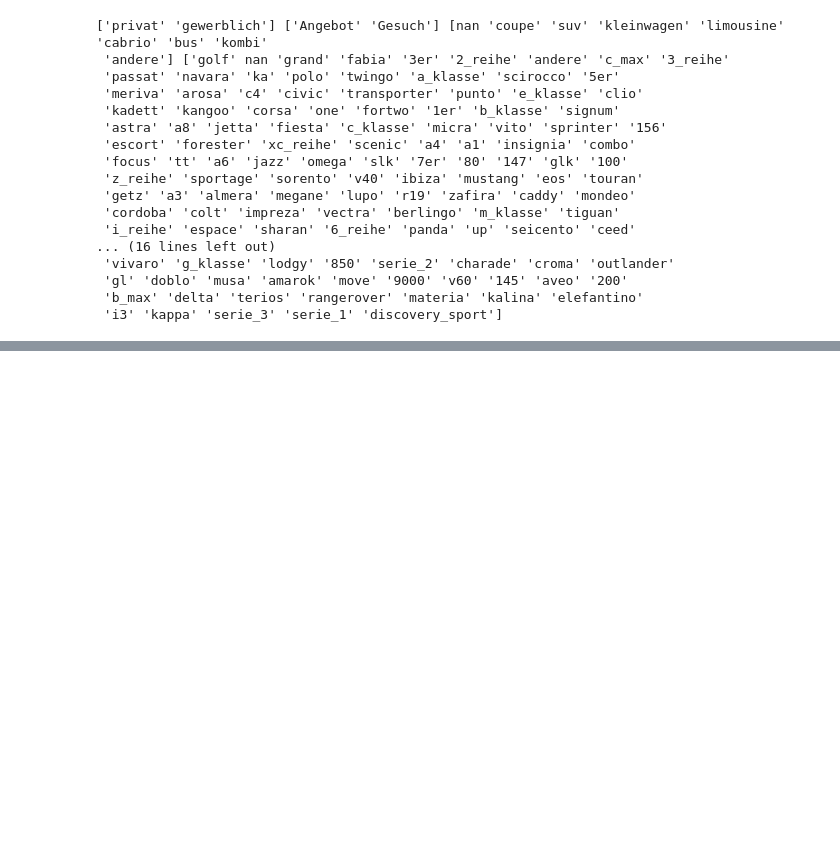
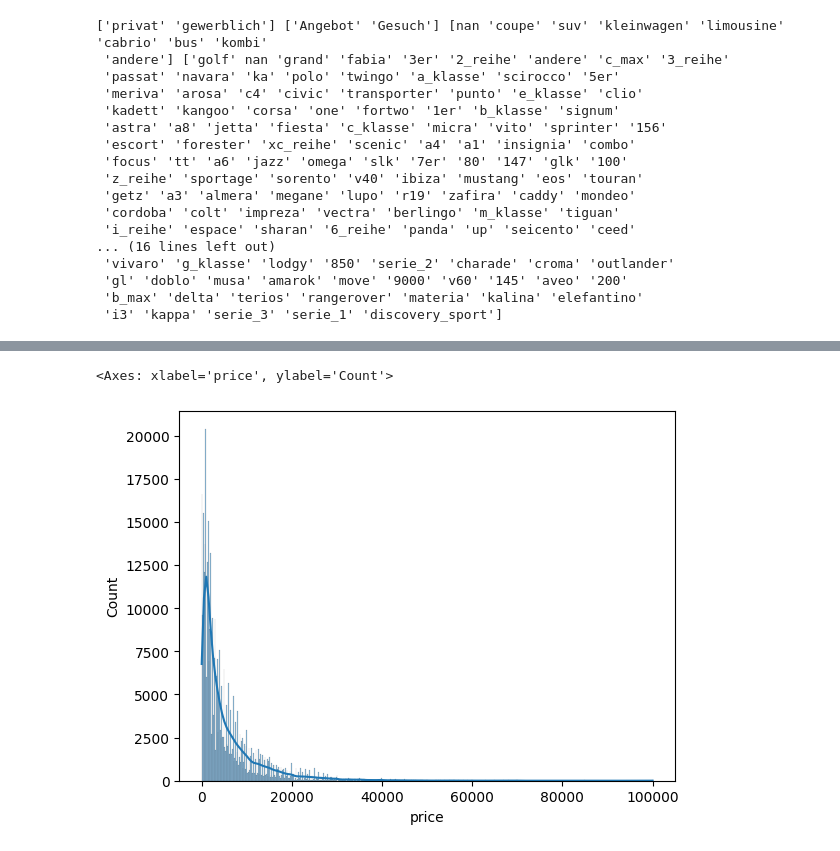
Before and after one commit to BaptisteLeroux/Deloitte, a Jupyter notebook: main.ipynb, the cells around one changed output, grey strips where cells are left out. Cells and saved outputs as stored; diff of their text form; code cells hidden in the pictures; blank space fills up the shorter version.

Commit message:
Première visualisation

```diff
--- a/main.ipynb
+++ b/main.ipynb
@@ -155,0 +189,3 @@ print(df_clean.seller.unique(), df_clean.offerType.unique(), df_clean.vehicleTyp
+# %%
+# Filtrer les lignes où la valeur de la colonne "price" est inférieur à 100,000
+df_filtered = df_clean[(df_clean["price"] <= 1e+05)]
@@ -155,0 +208,5 @@ print(df_clean.seller.unique(), df_clean.offerType.unique(), df_clean.vehicleTyp
+# %%
+sns.histplot(data=df_filtered, x="price", kde=True)
+# %% [output]
+<Axes: xlabel='price', ylabel='Count'>
+[figure, added]
```
Also changed, not shown: parts of 6 cells of this notebook.
